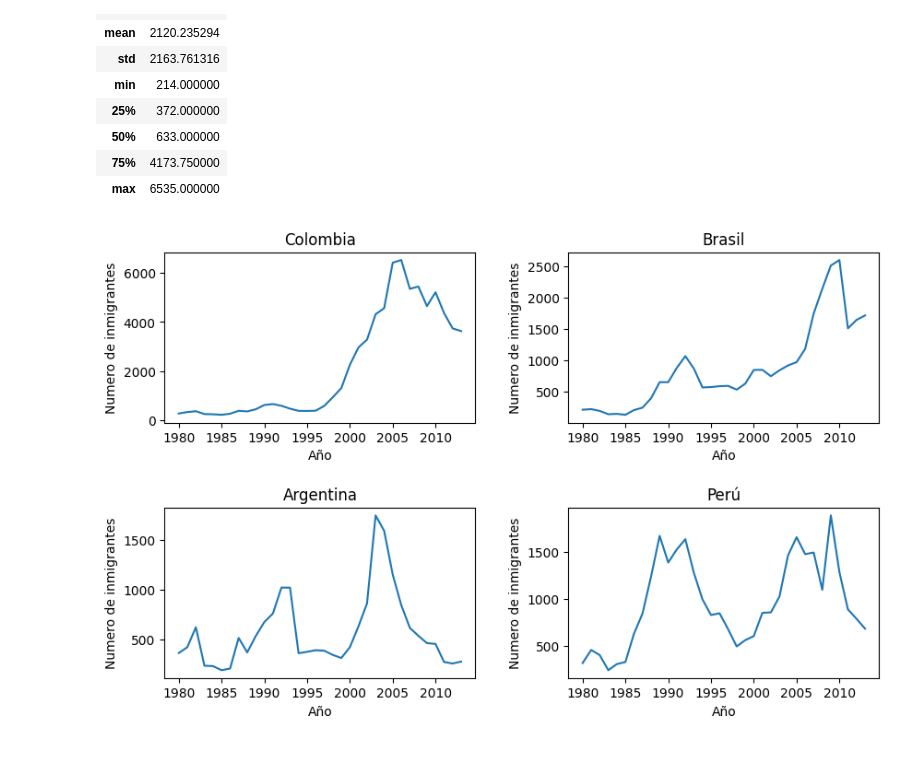
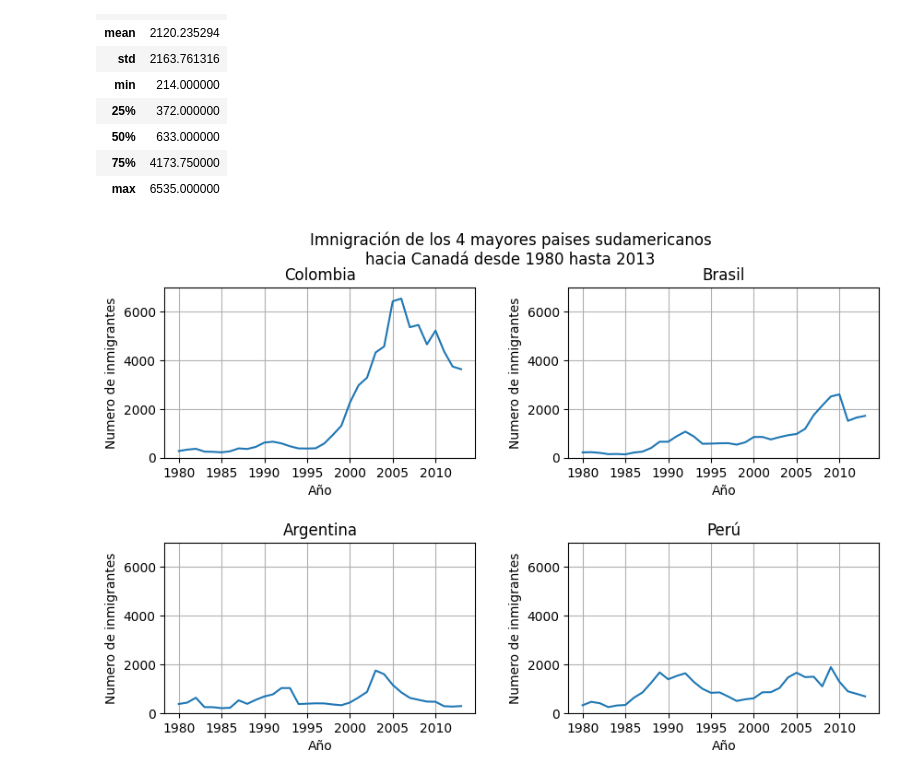
Before and after one commit to OctavioPinoRosas/CursoAlura_DataScience, a Jupyter notebook: Visualizacion_De_Datos/Visualizacion_de_datos_con_python.ipynb, the cells around one changed output. Saved outputs shown, nothing was run; the diff lists cells and outputs as text; code cells hidden in the pictures.

```diff
--- a/Visualizacion_De_Datos/Visualizacion_de_datos_con_python.ipynb
+++ b/Visualizacion_De_Datos/Visualizacion_de_datos_con_python.ipynb
@@ -143,7 +143,7 @@ fig, ax = plt.subplots(figsize=(8,4))
 ax.plot(datos_col['Año'],datos_col['Inmigrantes'])
 # Se crean los intervalos de años cada 5 automaticamente
 ax.xaxis.set_major_locator(plt.MultipleLocator(5))
-ax.set_title('Inmigración de colombianos hacia Canadá')
+ax.set_title('Inmigración de colombianos hacia Canadá\n1980 - 2013')
 ax.set_xlabel('Año')
 ax.set_ylabel('Número de inmigrantes')
 plt.show()
@@ -182,23 +182,31 @@ datos_col.describe()
 # %%
 fig, axs = plt.subplots(2,2,figsize=(10,6))
 fig.subplots_adjust(hspace=0.5,wspace=0.3)
+fig.suptitle('Imnigración de los 4 mayores paises sudamericanos\nhacia Canadá desde 1980 hasta 2013')
 
 axs[0,0].plot(df.loc['Colombia',anos])
 axs[0,0].set_title('Colombia')
 
 axs[0,1].plot(df.loc['Brasil',anos])
 axs[0,1].set_title('Brasil')
 
 axs[1,0].plot(df.loc['Argentina',anos])
 axs[1,0].set_title('Argentina')
 
 axs[1,1].plot(df.loc['Perú',anos])
 axs[1,1].set_title('Perú')
 
+ymin = 0
+ymax = 7000
+
+for ax in axs.ravel():
+    ax.set_ylim(ymin,ymax)
+
 for ax in axs.flat:
     ax.xaxis.set_major_locator(plt.MultipleLocator(5))
     ax.set_xlabel('Año')
     ax.set_ylabel('Numero de inmigrantes')
+    ax.grid()
 plt.show()
 # %% [output]
-[figure, old version]
+[figure, new version]
```
Also changed, not shown: parts of 2 cells of this notebook.
